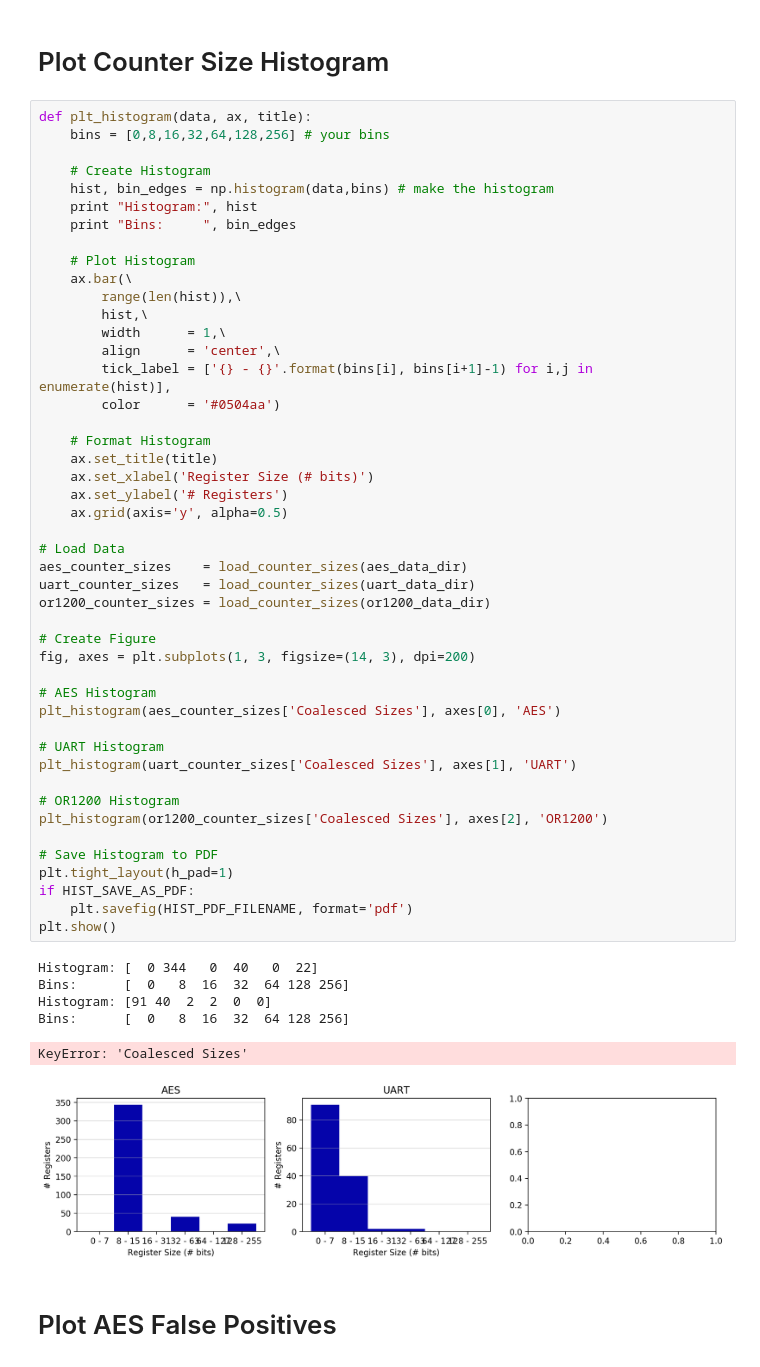
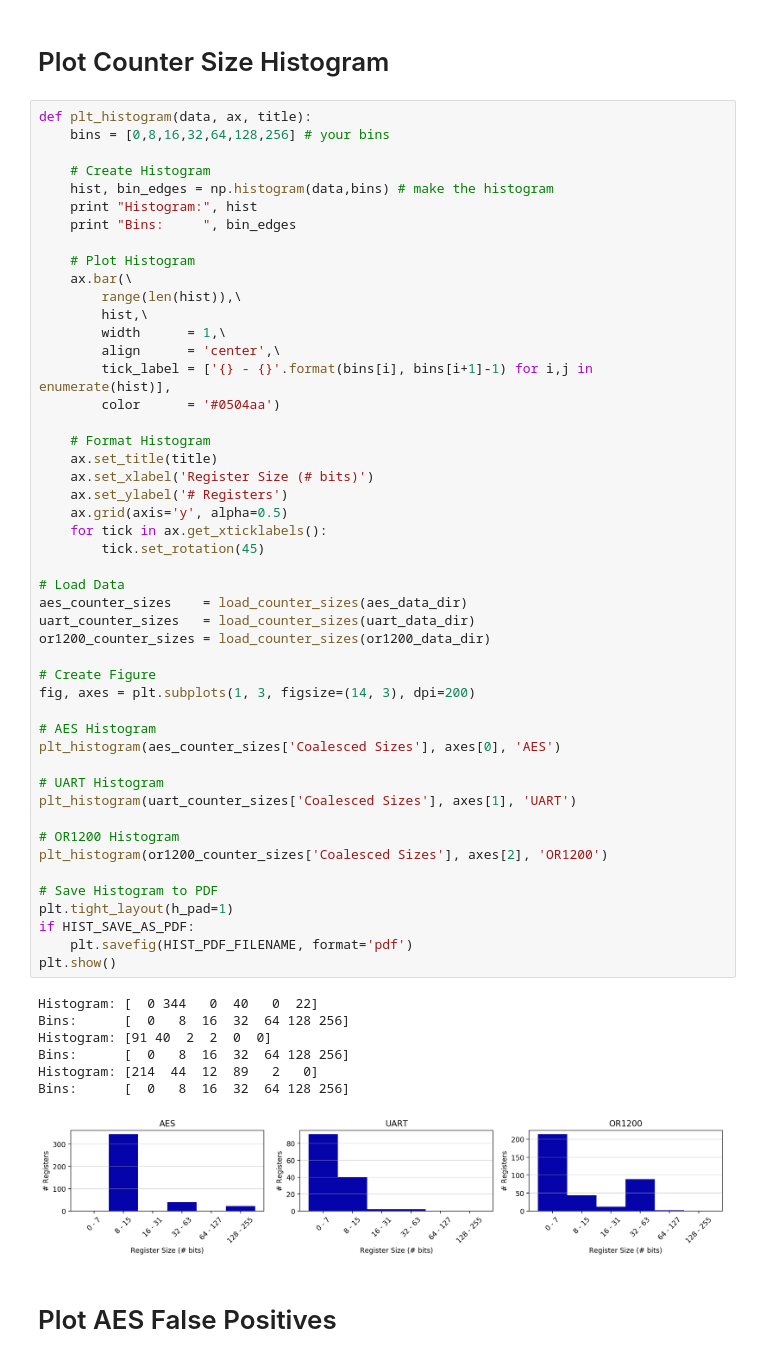
Before and after one commit to timothytrippel/bomberman, a Jupyter notebook: circuits/plots/exp_001_false_positives.ipynb, the cells around one changed output. Saved outputs shown, nothing was run; the diff lists cells and outputs as text.

```diff
--- a/circuits/plots/exp_001_false_positives.ipynb
+++ b/circuits/plots/exp_001_false_positives.ipynb
@@ -65,36 +65,39 @@ def plt_histogram(data, ax, title):
     ax.set_xlabel('Register Size (# bits)')
     ax.set_ylabel('# Registers')
     ax.grid(axis='y', alpha=0.5)
+    for tick in ax.get_xticklabels():
+        tick.set_rotation(45)
 
 # Load Data
 aes_counter_sizes    = load_counter_sizes(aes_data_dir)
 uart_counter_sizes   = load_counter_sizes(uart_data_dir)
 or1200_counter_sizes = load_counter_sizes(or1200_data_dir)
 
 # Create Figure
 fig, axes = plt.subplots(1, 3, figsize=(14, 3), dpi=200)
 
 # AES Histogram
 plt_histogram(aes_counter_sizes['Coalesced Sizes'], axes[0], 'AES')
 
 # UART Histogram
 plt_histogram(uart_counter_sizes['Coalesced Sizes'], axes[1], 'UART')
 
 # OR1200 Histogram
 plt_histogram(or1200_counter_sizes['Coalesced Sizes'], axes[2], 'OR1200')
 
 # Save Histogram to PDF
 plt.tight_layout(h_pad=1)
 if HIST_SAVE_AS_PDF:
     plt.savefig(HIST_PDF_FILENAME, format='pdf')
 plt.show()
 # %% [output]
 Histogram: [  0 344   0  40   0  22]
 Bins:      [  0   8  16  32  64 128 256]
 Histogram: [91 40  2  2  0  0]
 Bins:      [  0   8  16  32  64 128 256]
+Histogram: [214  44  12  89   2   0]
+Bins:      [  0   8  16  32  64 128 256]
-KeyError: 'Coalesced Sizes'
-[figure, old version]
+[figure, new version]
 # %% [markdown]
 # Plot AES False Positives
 # %%
```
Also changed, not shown: parts of 6 cells of this notebook, 37 other files.
